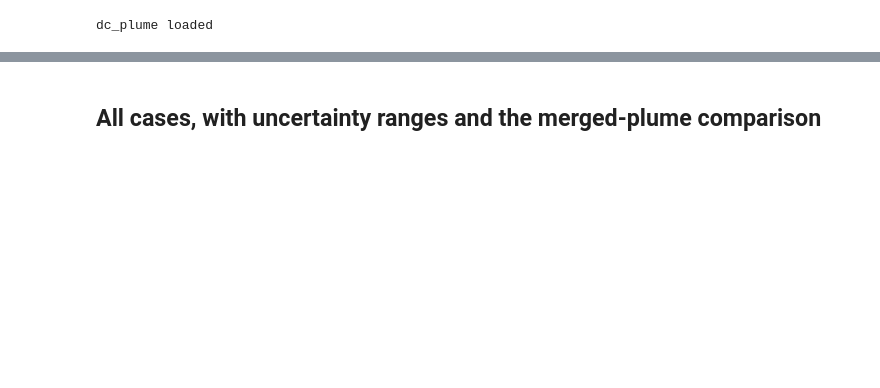
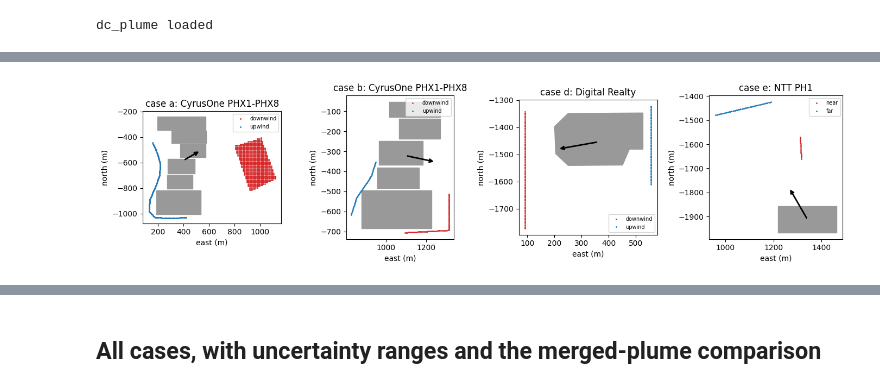
Before and after one commit to TensorBuildLab/data-center-heat-rejection, a Jupyter notebook: tutorial/02_validation_sailor2026.ipynb, the cells around one changed output, grey strips where cells are left out. Saved outputs shown, nothing was run; the diff lists cells and outputs as text; code cells hidden in the pictures; blank space fills up the shorter version.

```diff
--- a/tutorial/02_validation_sailor2026.ipynb
+++ b/tutorial/02_validation_sailor2026.ipynb
@@ -32 +41,24 @@ cases[["case", "site", "date_time_local", "IT_MW", "T_C", "U_ms", "stability", "
+# %%
+from matplotlib.patches import Polygon as Poly
+
+def show(case, ax):
+    g, c, mpp, polys, *_ = bm.setup(case)
+    for p in polys:
+        ax.add_patch(Poly(p, color="0.6"))
+    for key, col in (("downwind", "C3"), ("upwind", "C0"), ("near", "C3"), ("far", "C0")):
+        if key in g:
+            P = bm.receptors(g[key], mpp)
+            ax.plot(P[:, 0], P[:, 1], ".", ms=2, color=col, label=key)
+    u, _ = bm.frame(c.wind_from_deg)
+    ctr = np.vstack(polys).mean(0)
+    ax.annotate("", ctr + 150 * u, ctr, arrowprops=dict(arrowstyle="->", lw=2))
+    ax.set(aspect="equal", title=f"case {case}: {c.site.split(',')[0]}", xlabel="east (m)", ylabel="north (m)")
+    ax.legend(fontsize=7)
+
+fig, axs = plt.subplots(1, 4, figsize=(14, 3.6))
+for case, ax in zip("abde", axs):
+    show(case, ax)
+fig.tight_layout()
+# %% [output]
+[figure, added]
 # %% [markdown]
```
Also changed, not shown: parts of 11 cells of this notebook, 7 other files.
